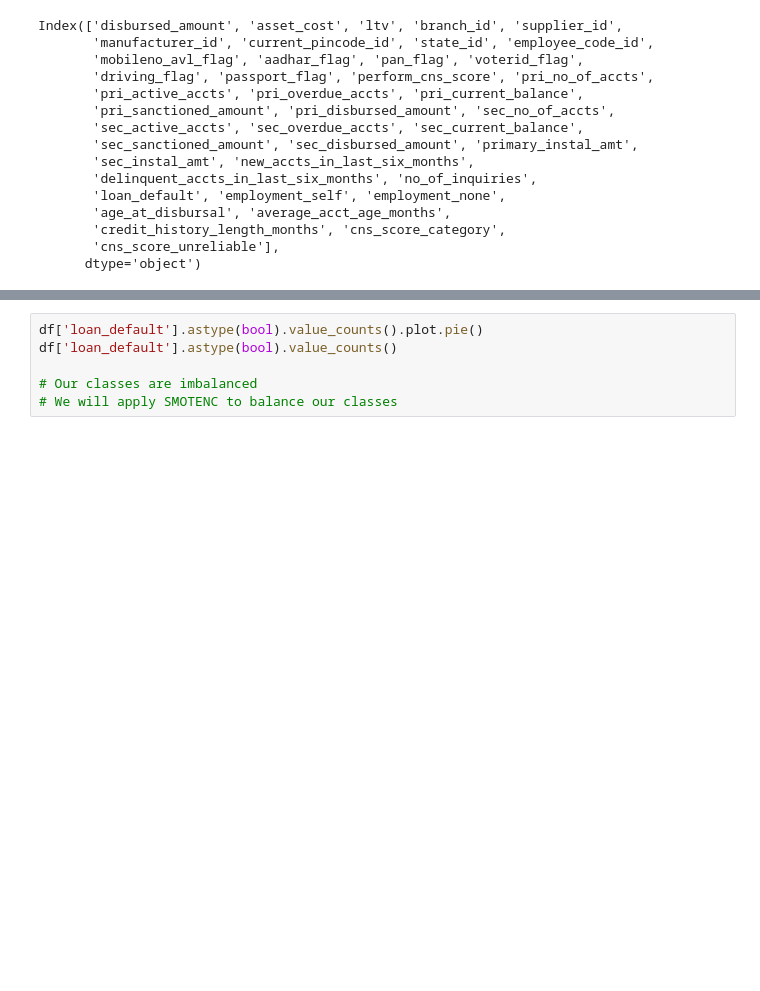
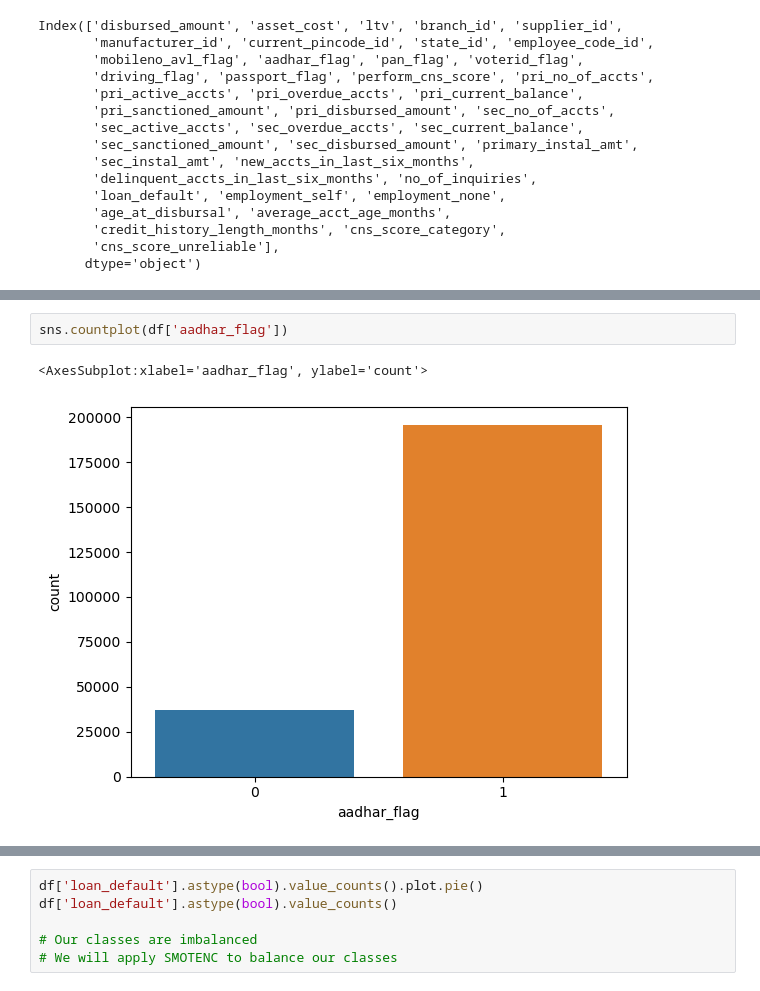
Before and after one commit to elee190/automobile-loan-default, a Jupyter notebook: notebooks/02_Feature_Selection_Engineering.ipynb, the cells around one changed output, grey strips where cells are left out. Cells and saved outputs as stored; diff of their text form; blank space fills up the shorter version.

```diff
--- a/notebooks/02_Feature_Selection_Engineering.ipynb
+++ b/notebooks/02_Feature_Selection_Engineering.ipynb
@@ -29,0 +96,5 @@ Index(['disbursed_amount', 'asset_cost', 'ltv', 'branch_id', 'supplier_id',
+# %%
+sns.countplot(df['aadhar_flag'])
+# %% [output]
+<AxesSubplot:xlabel='aadhar_flag', ylabel='count'>
+[figure, added]
```
Also changed, not shown: parts of 12 cells of this notebook, 4 other files.
